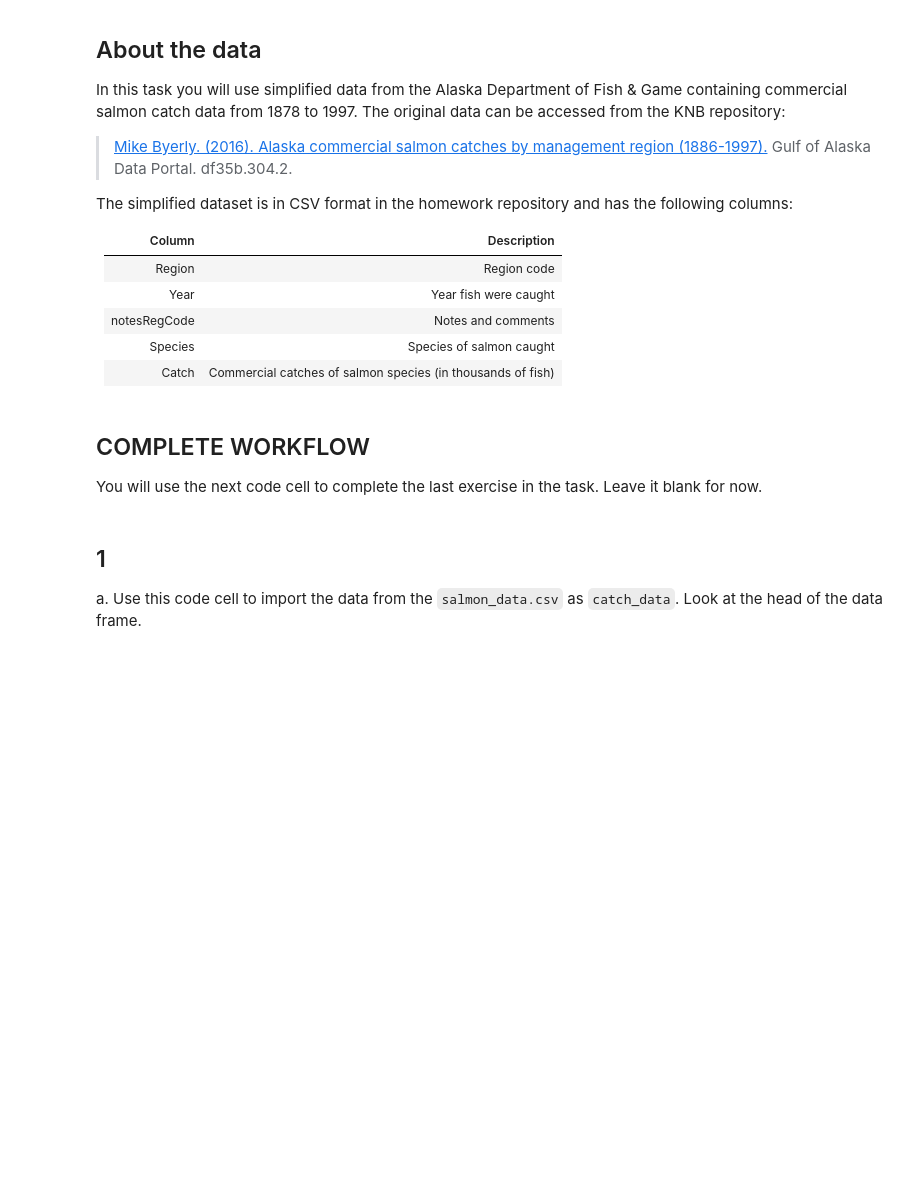
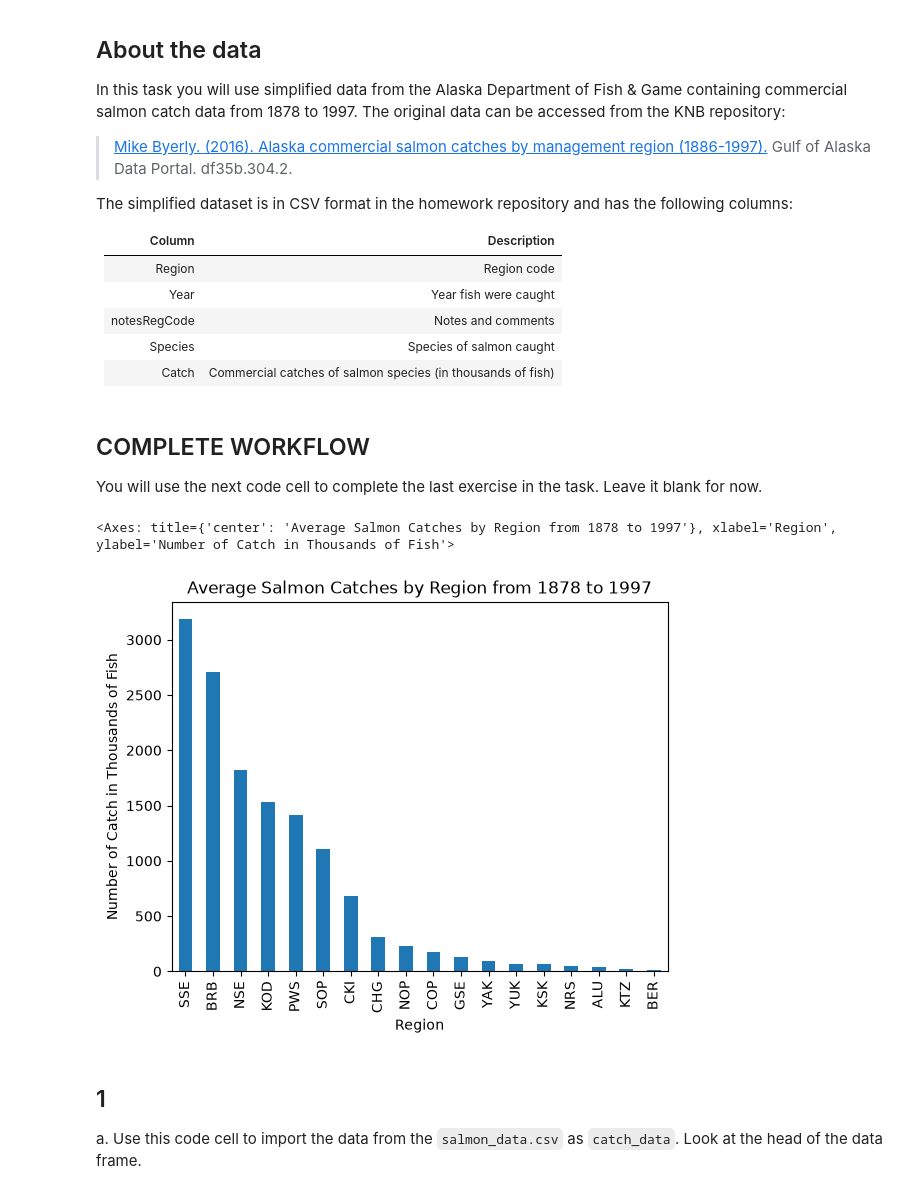
Before and after one commit to moniqueallyson/eds220-hwk2, a Jupyter notebook: task2/hwk2-task2-salmon.ipynb, the cells around one changed output. Cells and saved outputs as stored; diff of their text form; code cells hidden in the pictures; blank space fills up the shorter version.

```diff
--- a/task2/hwk2-task2-salmon.ipynb
+++ b/task2/hwk2-task2-salmon.ipynb
@@ -52,3 +50,19 @@ You will use the next code cell to complete the last exercise in the task. Leave
+# %%
+# FINAL CODE
+import pandas as pd
+catch_data = pd.read_csv('data/salmon_data.csv')
+
+# Update the 400th row from I to 1
+catch_data.at[400,'Catch'] = "1"
+# Coverting string type of Catch column to Int64
+catch_data['Catch'] = catch_data['Catch'].astype(int)
+# Create new dataframe with the average of salmon catch by region
+avg_region = catch_data.groupby('Region')['Catch'].mean()
+# Display bar plot with the new dataframe by descending order
+avg_region.sort_values(ascending=False).plot(kind='bar', title='Average Salmon Catches by Region from 1878 to 1997', xlabel='Region', ylabel='Number of Catch in Thousands of Fish')
+# %% [output]
+<Axes: title={'center': 'Average Salmon Catches by Region from 1878 to 1997'}, xlabel='Region', ylabel='Number of Catch in Thousands of Fish'>
+[figure, added]
 # %% [markdown]
 ## 1
 
```
Also changed, not shown: parts of 12 cells of this notebook.
